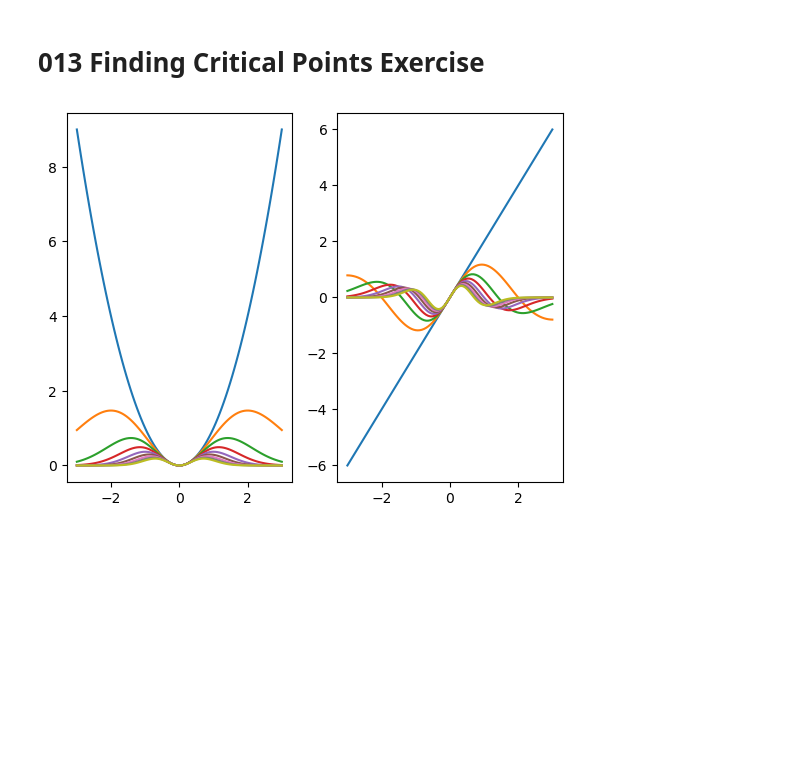
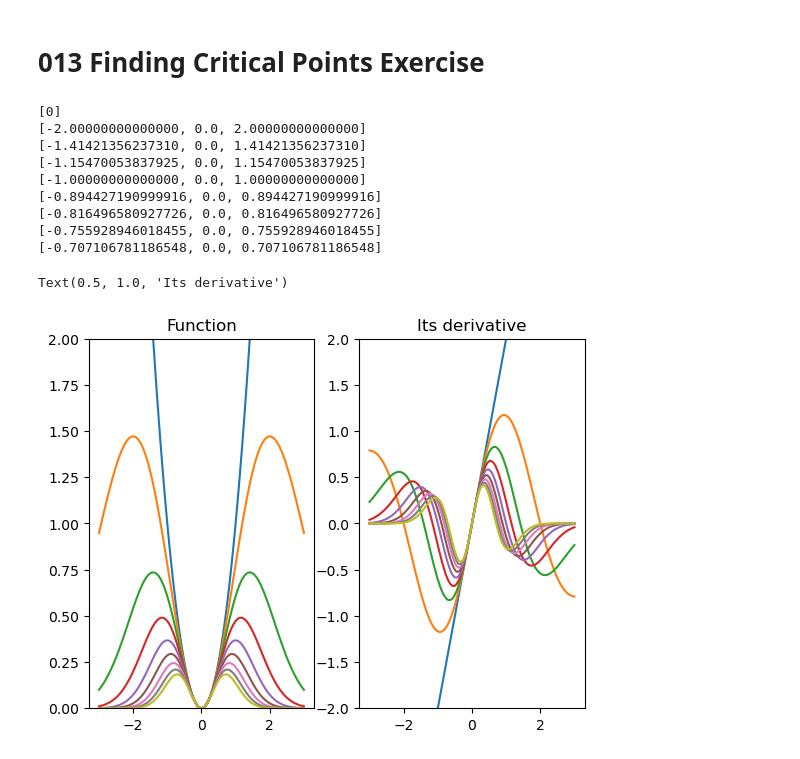
Before and after one commit to Afiq139/Python-Project, a Jupyter notebook: Python_Mathematics/Master_Math_By_Coding_In_Python/11_Calculus/013_Finding_Critical_Points_Exercise.ipynb, the cells around one changed output. Drawn from its saved outputs; the diff is of its cells as text; code cells hidden in the pictures; blank space fills up the shorter version.

```diff
--- a/Python_Mathematics/Master_Math_By_Coding_In_Python/11_Calculus/013_Finding_Critical_Points_Exercise.ipynb
+++ b/Python_Mathematics/Master_Math_By_Coding_In_Python/11_Calculus/013_Finding_Critical_Points_Exercise.ipynb
@@ -8,22 +8,41 @@ from IPython.display import display, Math
 # %%
 a,x = sym.symbols('a,x')
 
 baseexpr = x**2 * sym.exp(-a*x**2)
 
 arange = np.arange(0,2.25,.25)
 xrange = np.linspace(-3,3,100)
 
 # setup the figure
 fig, ax = plt.subplots(1,2)
 
 for ai in arange:
     fx = baseexpr.subs(a,ai)
     dfx = sym.diff(fx)
     critpnts = sym.solve(dfx)
     # print(critpnts)
 
     #plotting
     ax[0].plot(xrange,sym.lambdify(x,fx)(xrange))
     ax[1].plot(xrange,sym.lambdify(x,dfx)(xrange))
+
+    #test for the critical points
+    print(critpnts)
+
+ax[0].set_ylim([0,2])
+ax[0].set_title('Function')
+
+ax[1].set_ylim([-2,2])
+ax[1].set_title('Its derivative')
 # %% [output]
+[0]
+[-2.00000000000000, 0.0, 2.00000000000000]
+[-1.41421356237310, 0.0, 1.41421356237310]
+[-1.15470053837925, 0.0, 1.15470053837925]
+[-1.00000000000000, 0.0, 1.00000000000000]
+[-0.894427190999916, 0.0, 0.894427190999916]
+[-0.816496580927726, 0.0, 0.816496580927726]
+[-0.755928946018455, 0.0, 0.755928946018455]
+[-0.707106781186548, 0.0, 0.707106781186548]
+Text(0.5, 1.0, 'Its derivative')
-[figure, old version]
+[figure, new version]
```
